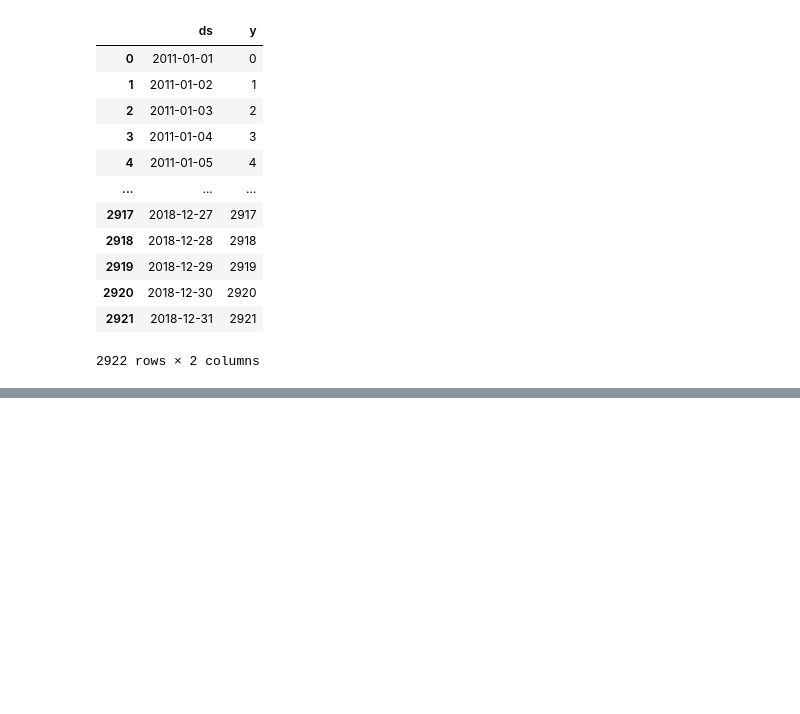
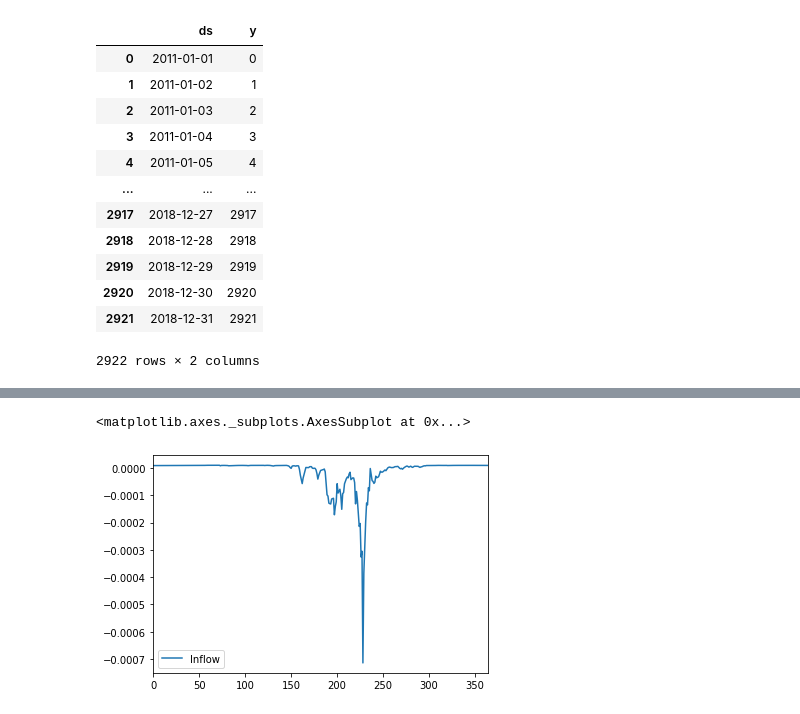
Before and after one commit to ProjectFace2/reservoirOutflow, a Jupyter notebook: prophet.ipynb, the cells around one changed output, grey strips where cells are left out. Saved outputs shown, nothing was run; the diff lists cells and outputs as text; code cells hidden in the pictures; blank space fills up the shorter version.

```diff
--- a/prophet.ipynb
+++ b/prophet.ipynb
@@ -144,0 +150,5 @@ m.plot_components(forecast)
+# %%
+forecast.plot(y='Inflow')
+# %% [output]
+<matplotlib.axes._subplots.AxesSubplot at 0x...>
+[figure, added]
```
Also changed, not shown: parts of 6 cells of this notebook.
